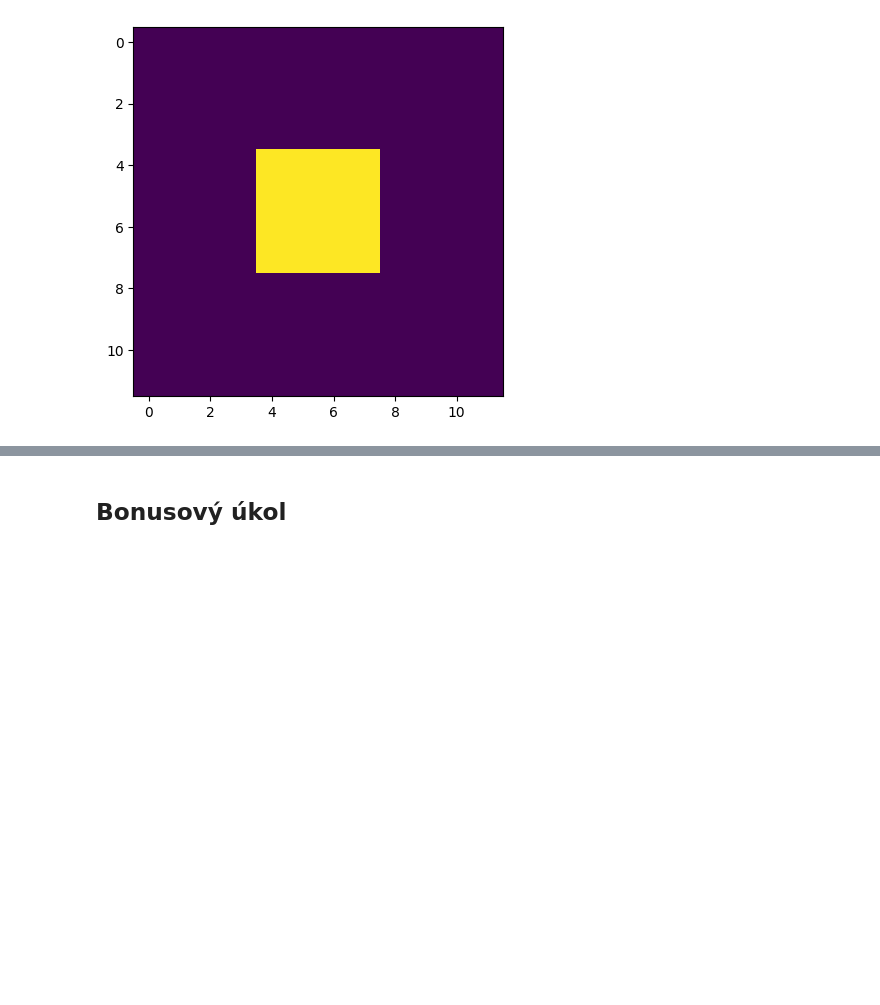
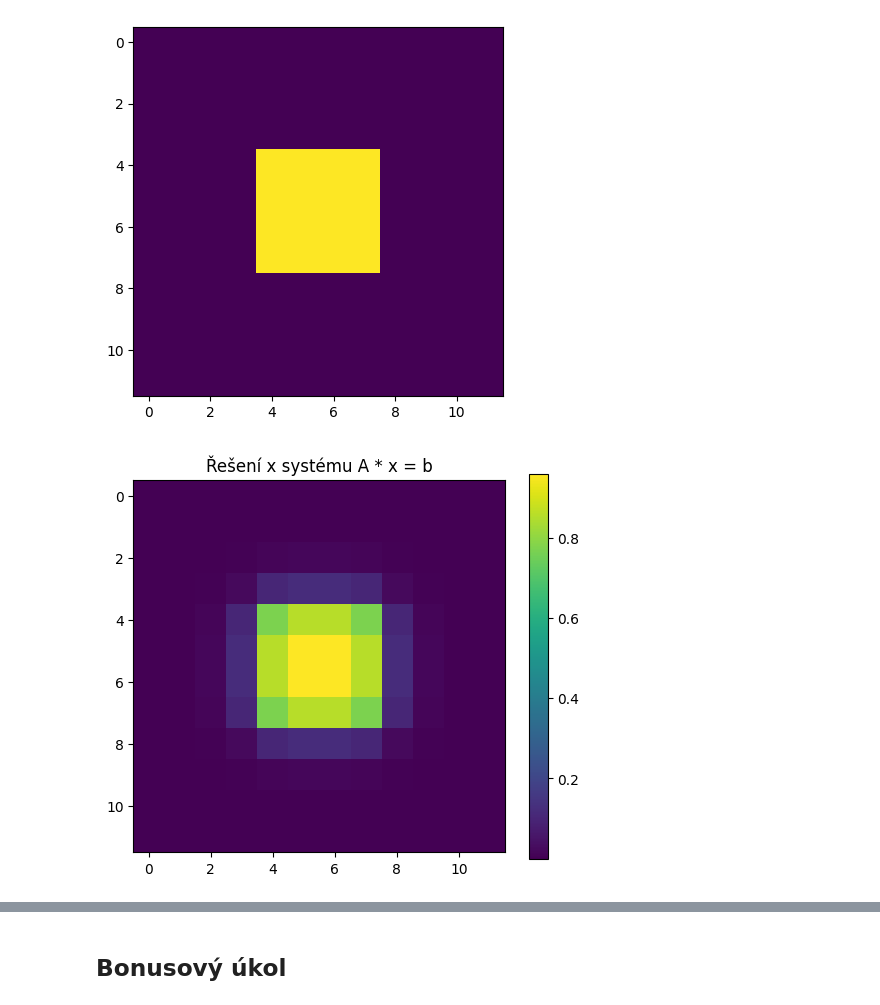
Before and after one commit to marek1319/vvp-DU, a Jupyter notebook: DU5.ipynb, the cells around one changed output, grey strips where cells are left out. Saved outputs shown, nothing was run; the diff lists cells and outputs as text; code cells hidden in the pictures; blank space fills up the shorter version.

```diff
--- a/DU5.ipynb
+++ b/DU5.ipynb
@@ -146,0 +141,13 @@ import scipy as sp
+# %%
+import scipy as sp
+import scipy.sparse.linalg as spla
+
+x = spla.spsolve(A, b)
+x_jako_mrizka = x.reshape((n, n))
+plt.figure(figsize=(6, 5))
+plt.imshow(x_jako_mrizka, cmap='plasma')
+plt.colorbar()
+plt.title("Řešení x systému A * x = b")
+plt.show()
+# %% [output]
+[figure, added]
```
Also changed, not shown: parts of 4 cells of this notebook.
